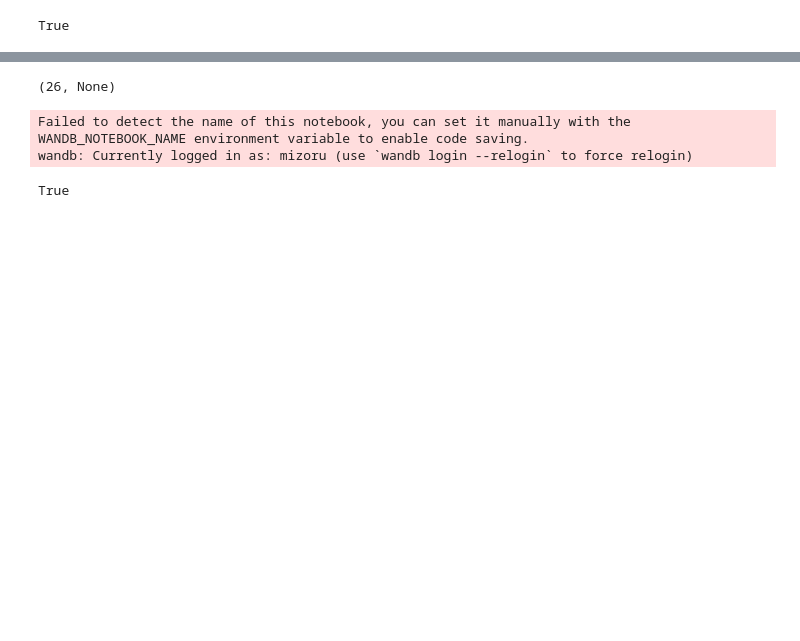
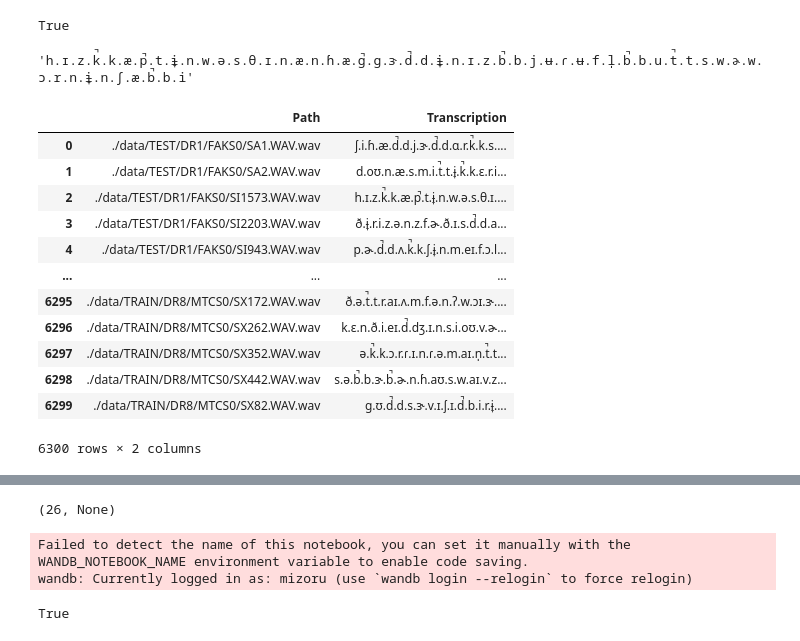
Before and after one commit to mizoru/pronunciation-trainer, a Jupyter notebook: training-QuartzNet.ipynb, the cells around one changed output, grey strips where cells are left out. Drawn from its saved outputs; the diff is of its cells as text; code cells hidden in the pictures; blank space fills up the shorter version.

Commit message:
train QuartzNet with IPA

```diff
--- a/training-QuartzNet.ipynb
+++ b/training-QuartzNet.ipynb
@@ -46,6 +96,31 @@ labels.Path = labels.Path.map(replace_slashes)
 Path(path/labels.Path[0]).is_file()
 # %% [output]
 True
+# %%
+def replace_seqs(s:str):
+    return '.'.join([CORR[i] for i in s.split('.')[:-1] if CORR[i]])
+# %%
+replace_seqs(labels.Transcription[2])
+# %% [output]
+'h.ɪ.z.k̚.k.æ.p̚.t.ɨ̞.n.w.ə.s.θ.ɪ.n.æ.n.ɦ.æ.ɡ̚.g.ɝ.d̚.d.ɨ̞.n.ɪ.z.b̚.b.j.ʉ.ɾ.ʉ.f.l̩.b̚.b.u.t̚.t.s.w.ɚ.w.ɔ.r.n.ɨ̞.n.ʃ.æ.b̚.b.i'
+# %%
+labels.Transcription = labels.Transcription.map(replace_seqs)
+# %%
+labels
+# %% [output]
+|  | Path | Transcription |
+| 0 | ./data/TEST/DR1/FAKS0/SA1.WAV.wav | ʃ.i.ɦ.æ.d̚.d.j.ɝ.d̚.d.ɑ.r.k̚.k.s.... |
+| 1 | ./data/TEST/DR1/FAKS0/SA2.WAV.wav | d.oʊ.n.æ.s.m.i.t̚.t.ɨ̞.k̚.k.ɛ.r.i... |
+| 2 | ./data/TEST/DR1/FAKS0/SI1573.WAV.wav | h.ɪ.z.k̚.k.æ.p̚.t.ɨ̞.n.w.ə.s.θ.ɪ.... |
+| 3 | ./data/TEST/DR1/FAKS0/SI2203.WAV.wav | ð.ɨ̞.r.i.z.ə.n.z.f.ɚ.ð.ɪ.s.d̚.d.a... |
+| 4 | ./data/TEST/DR1/FAKS0/SI943.WAV.wav | p.ɚ.d̚.d.ʌ.k̚.k.ʃ.ɨ̞.n.m.eɪ.f.ɔ.l... |
+| ... | ... | ... |
+| 6295 | ./data/TRAIN/DR8/MTCS0/SX172.WAV.wav | ð.ə.t̚.t.r.aɪ.ʌ.m.f.ə.n.ʔ.w.ɔɪ.ɝ.... |
+| 6296 | ./data/TRAIN/DR8/MTCS0/SX262.WAV.wav | k.ɛ.n.ð.i.eɪ.d̚.dʒ.ɪ.n.s.i.oʊ.v.ɚ... |
+| 6297 | ./data/TRAIN/DR8/MTCS0/SX352.WAV.wav | ə.k̚.k.ɔ.r.ɾ.ɪ.n.ɾ.ə.m.aɪ.n̩.t̚.t... |
+| 6298 | ./data/TRAIN/DR8/MTCS0/SX442.WAV.wav | s.ə.b̚.b.ɝ.b̚.ɚ.n.ɦ.aʊ.s.w.aɪ.v.z... |
+| 6299 | ./data/TRAIN/DR8/MTCS0/SX82.WAV.wav | g.ʊ.d̚.d.s.ɝ.v.ɪ.ʃ.ɪ.d̚.b.i.r.ɨ̞.... |
+6300 rows × 2 columns
 # %%
 transcripts = L(labels.Transcription.values.tolist())
 # %%
```
Also changed, not shown: parts of 21 cells of this notebook.
